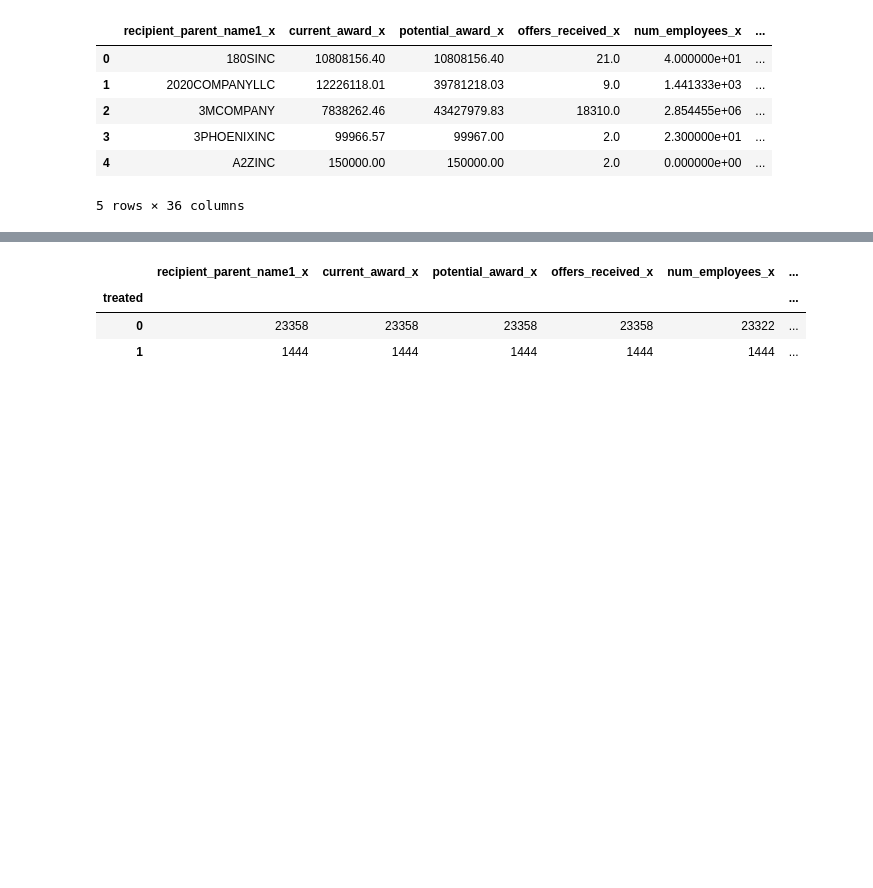
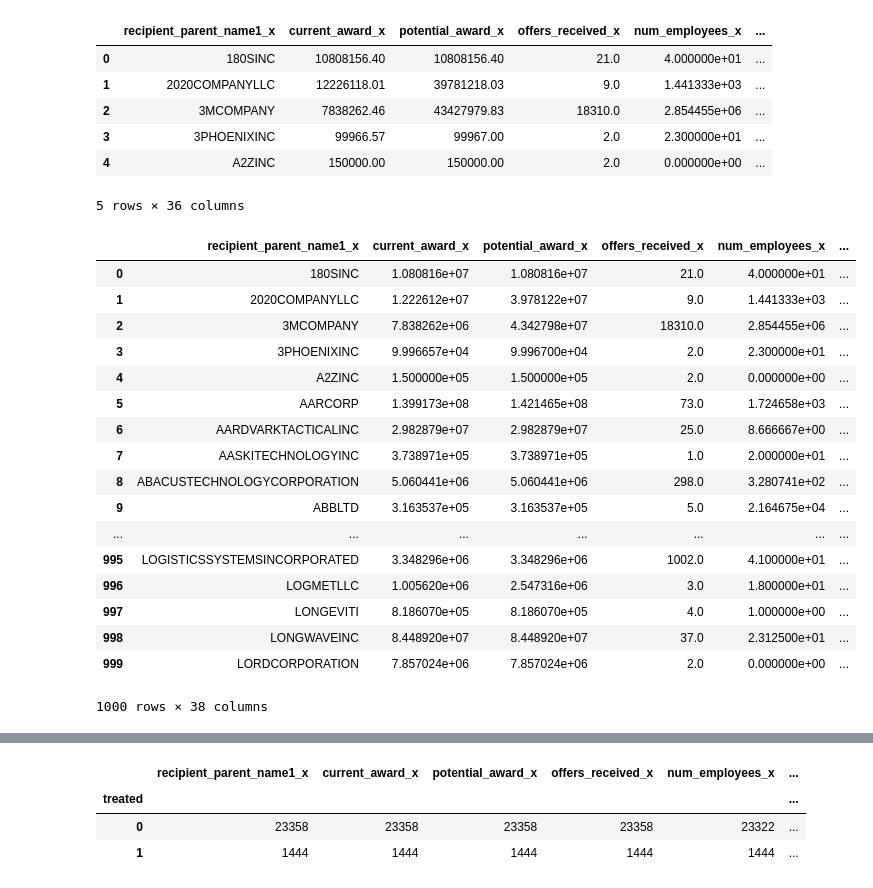
Before and after one commit to yontartu/citizens-united, a Jupyter notebook: append.ipynb, the cells around one changed output, grey strips where cells are left out. Drawn from its saved outputs; the diff is of its cells as text; code cells hidden in the pictures; blank space fills up the shorter version.

```diff
--- a/append.ipynb
+++ b/append.ipynb
@@ -847,6 +957,33 @@ fc_df.head()
 | 4 | A2ZINC | 150000.00 | 150000.00 | 2.0 | 0.000000e+00 | ... |
 5 rows × 36 columns
 # %%
-fc_df['treated'] = 0
+fc_df['PAC'] = 0
 # %%
 fc_df.loc[fc_df['recipient_parent_name1_y'].isnull() == False, 'treated'] = 1
+# %%
+fc_df['soft'] = 0
+# %%
+fc_df.loc[fc_df['Soft (Orgs)'] != '$0', 'soft'] = 1
+# %%
+fc_df.loc[fc_df['Soft (Orgs)'].isnull() == True, 'soft'] = 0
+# %%
+fc_df.head(1000)
+# %% [output]
+|  | recipient_parent_name1_x | current_award_x | potential_award_x | offers_received_x | num_employees_x | ... |
+| 0 | 180SINC | 1.080816e+07 | 1.080816e+07 | 21.0 | 4.000000e+01 | ... |
+| 1 | 2020COMPANYLLC | 1.222612e+07 | 3.978122e+07 | 9.0 | 1.441333e+03 | ... |
+| 2 | 3MCOMPANY | 7.838262e+06 | 4.342798e+07 | 18310.0 | 2.854455e+06 | ... |
+| 3 | 3PHOENIXINC | 9.996657e+04 | 9.996700e+04 | 2.0 | 2.300000e+01 | ... |
+| 4 | A2ZINC | 1.500000e+05 | 1.500000e+05 | 2.0 | 0.000000e+00 | ... |
+| 5 | AARCORP | 1.399173e+08 | 1.421465e+08 | 73.0 | 1.724658e+03 | ... |
+| 6 | AARDVARKTACTICALINC | 2.982879e+07 | 2.982879e+07 | 25.0 | 8.666667e+00 | ... |
+| 7 | AASKITECHNOLOGYINC | 3.738971e+05 | 3.738971e+05 | 1.0 | 2.000000e+01 | ... |
+| 8 | ABACUSTECHNOLOGYCORPORATION | 5.060441e+06 | 5.060441e+06 | 298.0 | 3.280741e+02 | ... |
+| 9 | ABBLTD | 3.163537e+05 | 3.163537e+05 | 5.0 | 2.164675e+04 | ... |
+| ... | ... | ... | ... | ... | ... | ... |
+| 995 | LOGISTICSSYSTEMSINCORPORATED | 3.348296e+06 | 3.348296e+06 | 1002.0 | 4.100000e+01 | ... |
+| 996 | LOGMETLLC | 1.005620e+06 | 2.547316e+06 | 3.0 | 1.800000e+01 | ... |
+| 997 | LONGEVITI | 8.186070e+05 | 8.186070e+05 | 4.0 | 1.000000e+00 | ... |
+| 998 | LONGWAVEINC | 8.448920e+07 | 8.448920e+07 | 37.0 | 2.312500e+01 | ... |
+| 999 | LORDCORPORATION | 7.857024e+06 | 7.857024e+06 | 2.0 | 0.000000e+00 | ... |
+1000 rows × 38 columns
```
Also changed, not shown: parts of 32 cells of this notebook, 1 other file.
